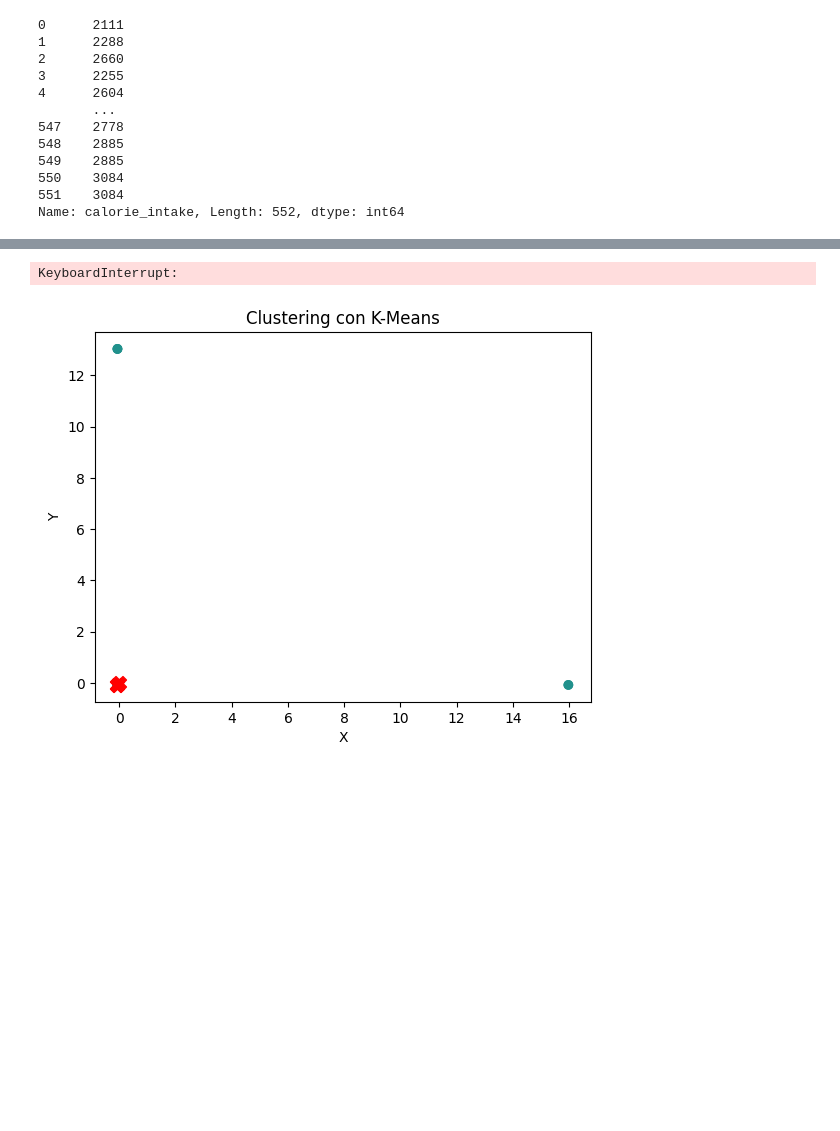
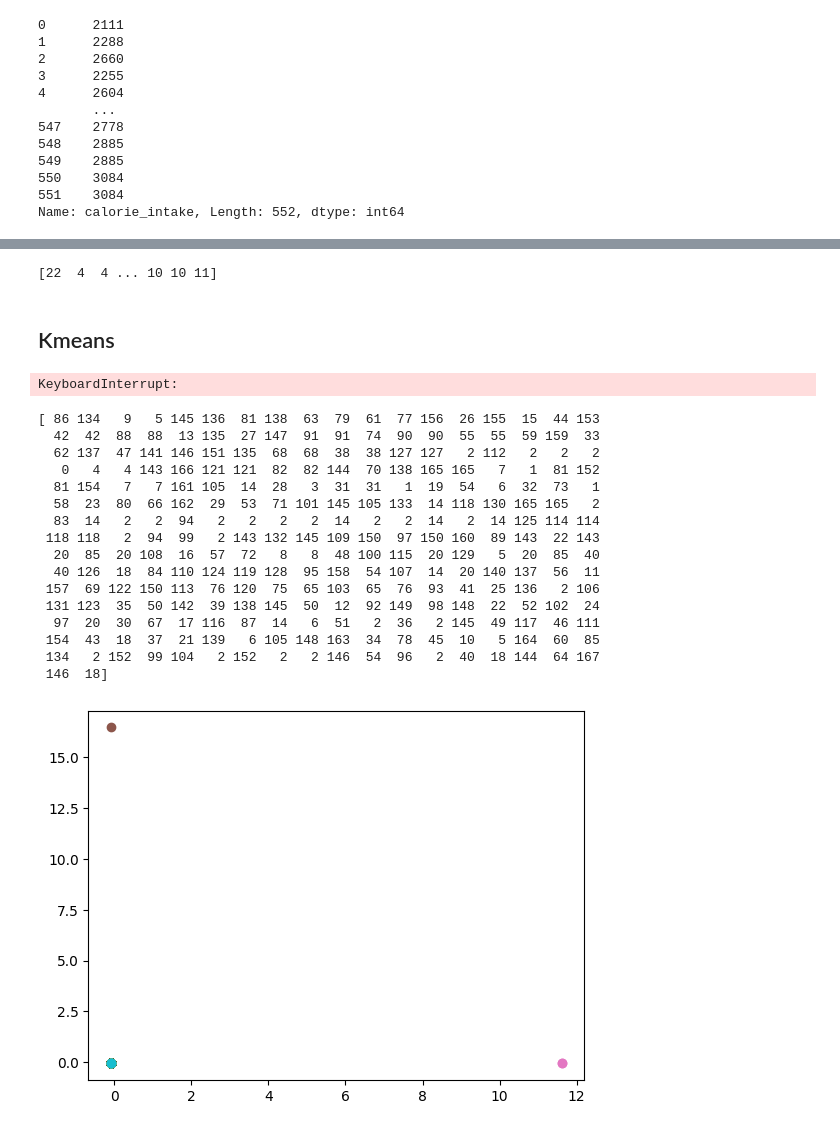
Before and after one commit to graziaperna/ML-project, a Jupyter notebook: src/DietML.ipynb, the cells around one changed output, grey strips where cells are left out. Saved outputs shown, nothing was run; the diff lists cells and outputs as text; code cells hidden in the pictures; blank space fills up the shorter version.

```diff
--- a/src/DietML.ipynb
+++ b/src/DietML.ipynb
@@ -159,7 +432,25 @@ Name: calorie_intake, Length: 552, dtype: int64
+# %%
+from sklearn.cluster import AgglomerativeClustering
+
+# Crea un oggetto di clustering gerarchico
+clustering = AgglomerativeClustering(n_clusters=120, metric='euclidean', linkage='ward')
+
+# Adatta il modello ai dati
+clustering.fit(X_scaled)
+
+# Ottieni le etichette dei cluster per ogni punto dati
+labels = clustering.labels_
+# %%
+# Stampa le etichette dei cluster
+print(labels)
+# %% [output]
+[22  4  4 ... 10 10 11]
+# %% [markdown]
+## Kmeans
 # %%
 from sklearn.metrics import silhouette_score
 
-k_values = range(2, 512)
+k_values = range(2, 7237)
 # Calcola il valore medio della silhouette per ogni valore di k
 silhouette_scores = []
 for k in k_values:
@@ -186,26 +477,47 @@ from sklearn.cluster import KMeans
 
 
 # Creazione dell'oggetto KMeans
-kmeans = KMeans(n_clusters=3)
+kmeans = KMeans(n_clusters=optimal_k, n_init=10)
 
-# Addestramento del modello sui dati
-kmeans.fit(X_scaled)
+#predict the labels of clusters.
+label = kmeans.fit_predict(X_scaled)
+
+print(label)
 
 # Etichettatura dei punti
 labels = kmeans.labels_
 
 # Ottenere i centroidi
 centroids = kmeans.cluster_centers_
-
-# Plot dei punti colorati secondo l'etichetta del cluster
-plt.scatter(X_scaled[:, 0], X_scaled[:, 1], c=labels)
-# Plot dei centroidi
-plt.scatter(centroids[:, 0], centroids[:, 1], marker='X', color='red', s=100)
-plt.xlabel('X')
-plt.ylabel('Y')
-plt.title('Clustering con K-Means')
-plt.show()
 # %% [output]
-[figure, removed]
+[ 86 134   9   5 145 136  81 138  63  79  61  77 156  26 155  15  44 153
+  42  42  88  88  13 135  27 147  91  91  74  90  90  55  55  59 159  33
+  62 137  47 141 146 151 135  68  68  38  38 127 127   2 112   2   2   2
+   0   4   4 143 166 121 121  82  82 144  70 138 165 165   7   1  81 152
+  81 154   7   7 161 105  14  28   3  31  31   1  19  54   6  32  73   1
+  58  23  80  66 162  29  53  71 101 145 105 133  14 118 130 165 165   2
+  83  14   2   2  94   2   2   2   2  14   2   2  14   2  14 125 114 114
+ 118 118   2  94  99   2 143 132 145 109 150  97 150 160  89 143  22 143
+  20  85  20 108  16  57  72   8   8  48 100 115  20 129   5  20  85  40
+  40 126  18  84 110 124 119 128  95 158  54 107  14  20 140 137  56  11
+ 157  69 122 150 113  76 120  75  65 103  65  76  93  41  25 136   2 106
+ 131 123  35  50 142  39 138 145  50  12  92 149  98 148  22  52 102  24
+  97  20  30  67  17 116  87  14   6  51   2  36   2 145  49 117  46 111
+ 154  43  18  37  21 139   6 105 148 163  34  78  45  10   5 164  60  85
+ 134   2 152  99 104   2 152   2   2 146  54  96   2  40  18 144  64 167
+ 146  18]
+# %%
+#Getting unique labels
+
+u_labels = np.unique(labels)
+
+#plotting the results:
+
+for i in u_labels:
+    plt.scatter(X_scaled[labels == i , 0] , X_scaled[labels == i , 1] , label = i)
+#plt.legend()
+plt.show()
+# %% [output]
+[figure, added]
 # %%
 # Alternatively, you can create a new dataframe with the instances and labels
```
Also changed, not shown: parts of 29 cells of this notebook, 13 other files.
